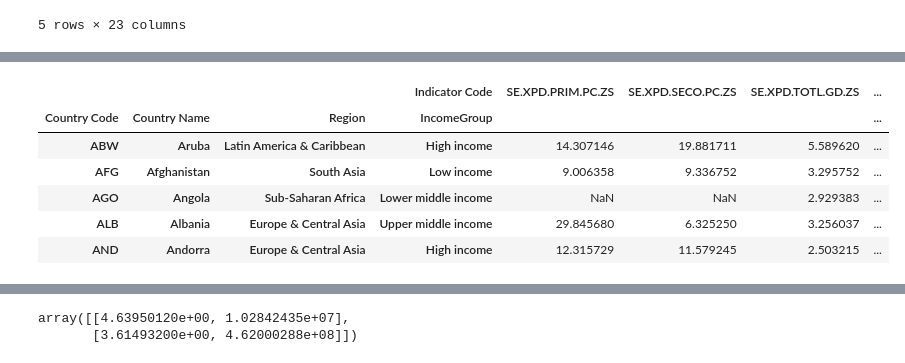
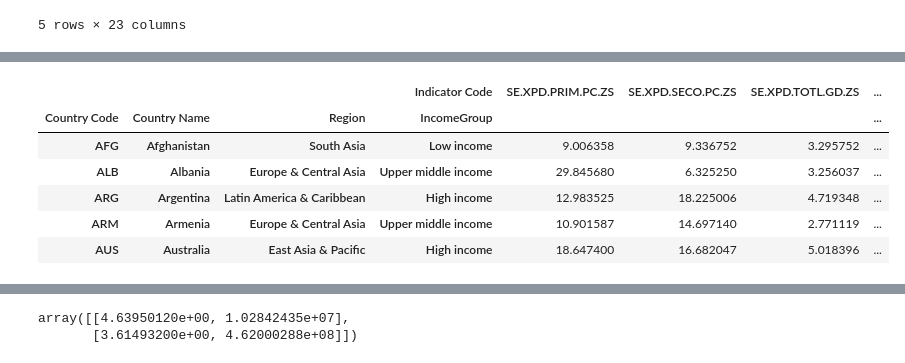
Before and after one commit to ancientfrog/teamplato, a Jupyter notebook: CS504_TeamPlato.ipynb, the cells around one changed output, grey strips where cells are left out. Cells and saved outputs as stored; diff of their text form; code cells hidden in the pictures.

```diff
--- a/CS504_TeamPlato.ipynb
+++ b/CS504_TeamPlato.ipynb
@@ -174,7 +174,7 @@ df4.head()
 5 rows × 23 columns
 # %%
 #drop the columns 2000 - 2015 now that we have the avgs column
-df5 = df4[['Country Name', 'Country Code', 'Region', 'IncomeGroup', 'Indicator Name', 'Indicator Code','avgs']]
+df5 = df4[['Country Name', 'Country Code', 'Region', 'IncomeGroup', 'Indicator Name', 'Indicator Code','avgs']].dropna()
 df5.head()
 # %% [output]
 |  | Country Name | Country Code | Region | IncomeGroup | Indicator Name | Indicator Code | avgs |
@@ -186,11 +197,11 @@ df5.head()
 # %%
-df6 = df5.pivot_table(index=['Country Code', 'Country Name', 'Region', 'IncomeGroup'], columns='Indicator Code', values='avgs')
+df6 = df5.pivot_table(index=['Country Code', 'Country Name', 'Region', 'IncomeGroup'], columns='Indicator Code', values='avgs').dropna()
 display(df6.head())
 # %% [output]
 |  |  |  | Indicator Code | SE.XPD.PRIM.PC.ZS | SE.XPD.SECO.PC.ZS | SE.XPD.TOTL.GD.ZS | ... |
 | Country Code | Country Name | Region | IncomeGroup |  |  |  | ... |
-| ABW | Aruba | Latin America & Caribbean | High income | 14.307146 | 19.881711 | 5.589620 | ... |
 | AFG | Afghanistan | South Asia | Low income | 9.006358 | 9.336752 | 3.295752 | ... |
-| AGO | Angola | Sub-Saharan Africa | Lower middle income | NaN | NaN | 2.929383 | ... |
 | ALB | Albania | Europe & Central Asia | Upper middle income | 29.845680 | 6.325250 | 3.256037 | ... |
-| AND | Andorra | Europe & Central Asia | High income | 12.315729 | 11.579245 | 2.503215 | ... |
+| ARG | Argentina | Latin America & Caribbean | High income | 12.983525 | 18.225006 | 4.719348 | ... |
+| ARM | Armenia | Europe & Central Asia | Upper middle income | 10.901587 | 14.697140 | 2.771119 | ... |
+| AUS | Australia | East Asia & Pacific | High income | 18.647400 | 16.682047 | 5.018396 | ... |
```
Also changed, not shown: parts of 11 cells of this notebook.
